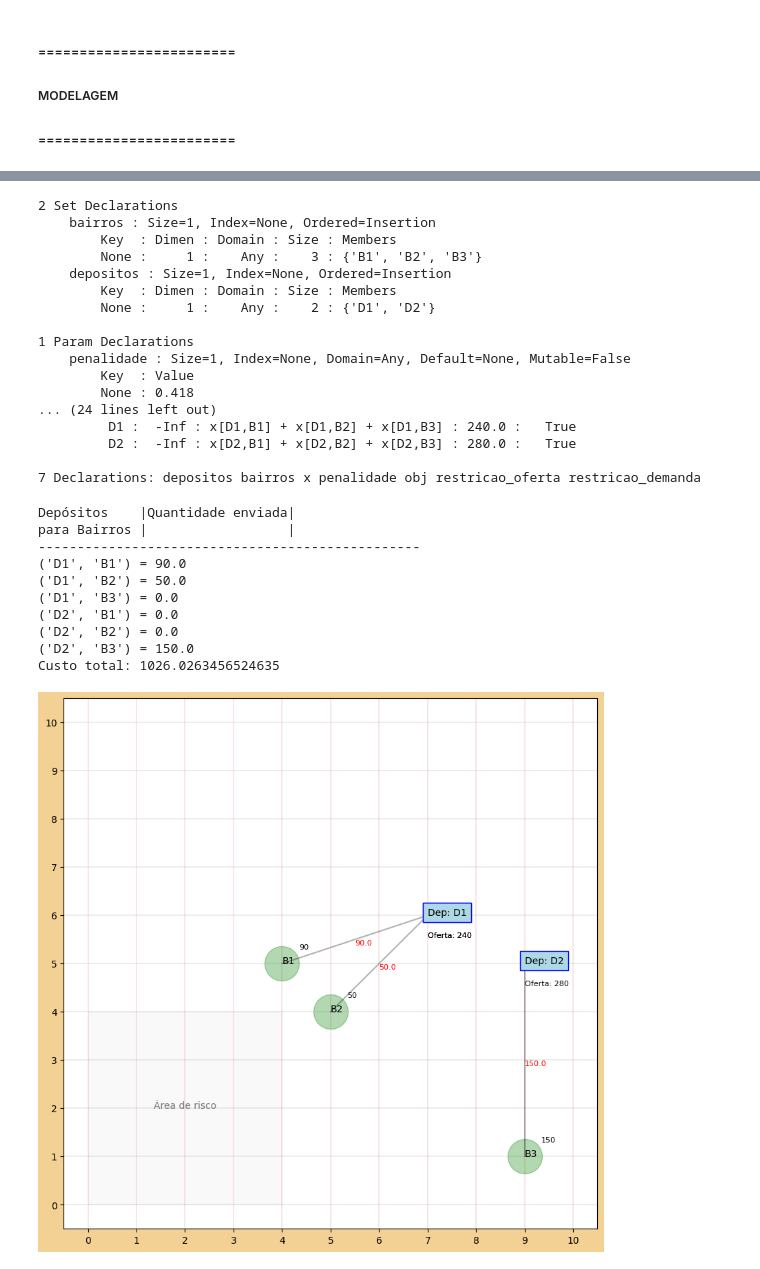
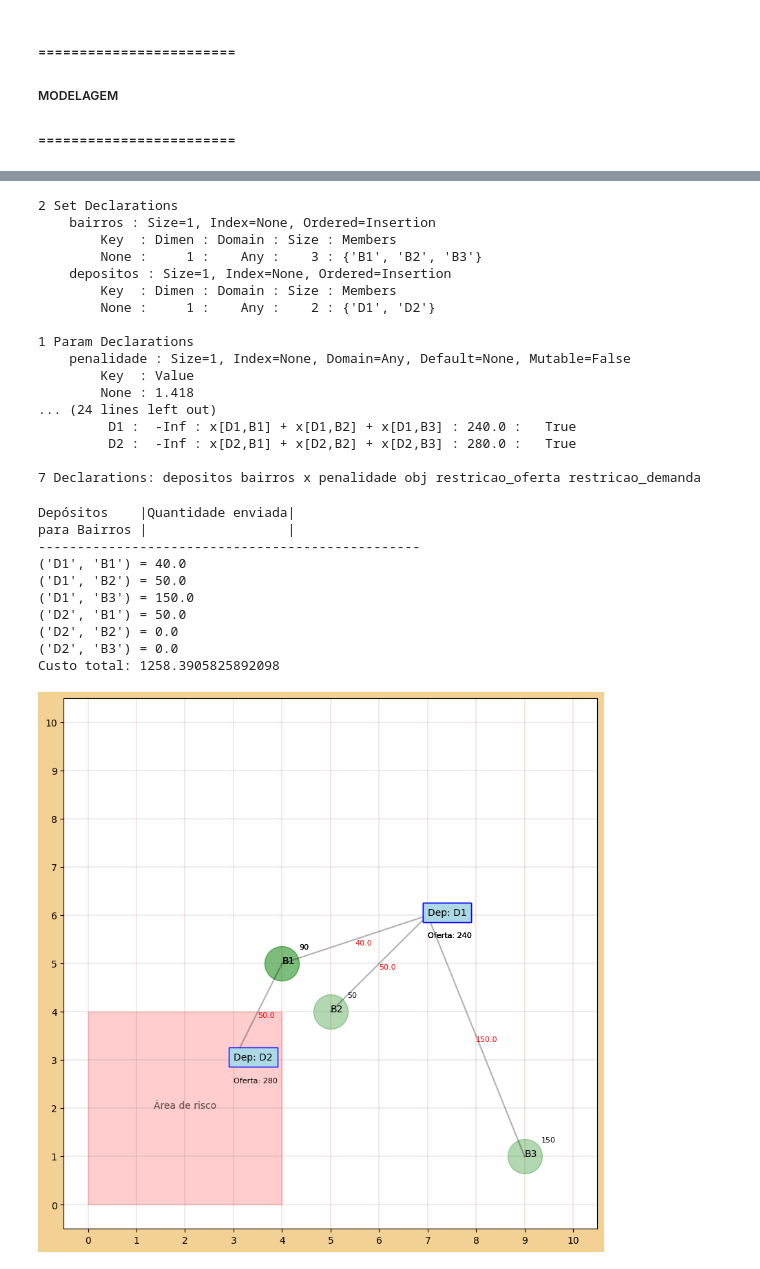
Before and after one commit to JoaoNogaroli/mestrado, a Jupyter notebook: Disciplina-modelo_otimzacao_linear/projeto-grid-distribuicao-transporte/app.ipynb, the cells around one changed output, grey strips where cells are left out. Drawn from its saved outputs; the diff is of its cells as text; code cells hidden in the pictures.

```diff
--- a/Disciplina-modelo_otimzacao_linear/projeto-grid-distribuicao-transporte/app.ipynb
+++ b/Disciplina-modelo_otimzacao_linear/projeto-grid-distribuicao-transporte/app.ipynb
@@ -43,7 +43,7 @@ bairros = ['B1', 'B2', 'B3']
 
 informacoes_dep = {
     depositos[0]: {'pos': (6, 7), 'oferta': 240},
-    depositos[1]: {'pos': (5, 9), 'oferta': 280},
+    depositos[1]: {'pos': (3, 3), 'oferta': 280},
 }
 informacoes_bairros = {
     bairros[0]: {'pos': (5, 4), 'demanda': 90},
@@ -98,7 +98,7 @@ model.depositos = Set(initialize=depositos)
 model.bairros = Set(initialize=bairros)
 model.x = Var(model.depositos, model.bairros, domain=NonNegativeReals)
 # 0.518
-model.penalidade = Param(initialize=0.418)
+model.penalidade = Param(initialize=1.418)
 
 
 def regra_objetivo(model):
@@ -155,7 +155,7 @@ model.pprint()
 1 Param Declarations
     penalidade : Size=1, Index=None, Domain=Any, Default=None, Mutable=False
         Key  : Value
-        None : 0.418
+        None : 1.418
 ... (24 lines left out)
          D1 :  -Inf : x[D1,B1] + x[D1,B2] + x[D1,B3] : 240.0 :   True
          D2 :  -Inf : x[D2,B1] + x[D2,B2] + x[D2,B3] : 280.0 :   True
@@ -173,13 +173,13 @@ print(f"Custo total: {value(model.obj)}")
 Depósitos    |Quantidade enviada|
 para Bairros |                  |
 -------------------------------------------------
-('D1', 'B1') = 90.0
+('D1', 'B1') = 40.0
 ('D1', 'B2') = 50.0
-('D1', 'B3') = 0.0
-('D2', 'B1') = 0.0
+('D1', 'B3') = 150.0
+('D2', 'B1') = 50.0
 ('D2', 'B2') = 0.0
-('D2', 'B3') = 150.0
-Custo total: 1026.0263456524635
+('D2', 'B3') = 0.0
+Custo total: 1258.3905825892098
 # %%
 fig, ax = plt.subplots(figsize=(linhas,linhas))
 # ax.set_facecolor('#F8F5F0')
@@ -198,32 +198,32 @@ for nome_dep, info_d in informacoes_dep.items():
             # a posição [0] é a linha do (linha,coluna)
             # mas no grafico ela vira coluna, pois seria o X do grafico, entao tem q inverter
 
             # linha entre dois pontos
             ax.plot([info_d['pos'][1], info_b['pos'][1]], [info_d['pos'][0], info_b['pos'][0]], 'k-', alpha=0.3)
             meio_linha_x = (info_d['pos'][1] + info_b['pos'][1]) / 2
             meio_linha_y = (info_d['pos'][0] + info_b['pos'][0]) / 2
             ax.text(meio_linha_x, meio_linha_y, f"{model.x[nome_dep, nome_bairro].value:.1f}", fontsize=8, ha='left', va='top', color='red')
 
             # Plot do deposito
             # ax.scatter(info_d['pos'][0], info_d['pos'][1], color='blue', s=1300,alpha=0.3)
             ax.text(info_d['pos'][1], info_d['pos'][0], f"Dep: {nome_dep}", fontsize=10,bbox=dict(boxstyle="square,pad=0.5", fc="lightblue", ec="blue"))
             ax.text(info_d['pos'][1], info_d['pos'][0]-0.35, f"Oferta: {info_d['oferta']}", color='black', fontsize=8, ha='left', va='top',)
 
             # plot do bairro
             ax.scatter(info_b['pos'][1], info_b['pos'][0], color='green', s=1300,alpha=0.3)
             ax.text(info_b['pos'][1], info_b['pos'][0], nome_bairro, fontsize=10)
             ax.text(info_b['pos'][1]+0.35, info_b['pos'][0]+0.35, info_b['demanda'], color='black', fontsize=8, ha='left', va='center')
 
 
             #plot area de risco
-            area_risco = mpatches.Rectangle((0,0),zona_risco[1],zona_risco[1],alpha=0.01, color='gray')
+            area_risco = mpatches.Rectangle((0,0),zona_risco[1],zona_risco[1],alpha=0.05, color='red')
             ax.add_patch(area_risco)
             ax.text(zx_max/2,zy_max/2,"Área de risco", alpha=0.2, ha='center')
 
 
 plt.xticks(np.arange(0, linhas+1, 1))
 plt.yticks(np.arange(0, linhas+1, 1))
 
 plt.show()
 # %% [output]
-[figure, old version]
+[figure, new version]
```
Also changed, not shown: parts of 2 cells of this notebook.
